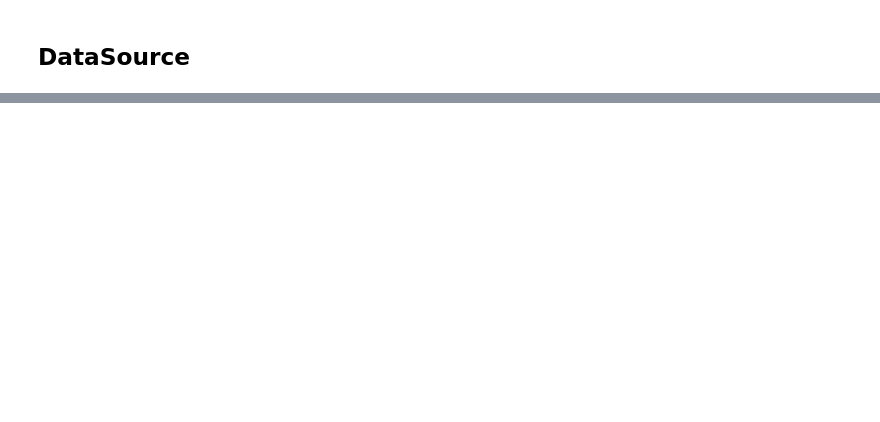
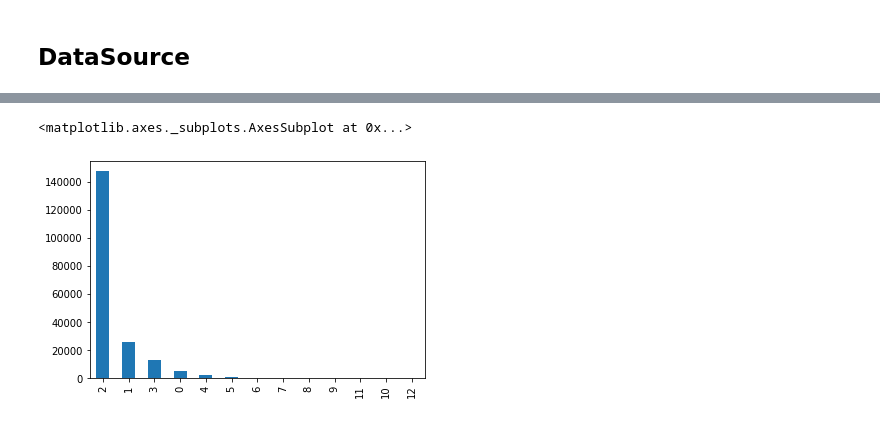
Before and after one commit to Ceemamatters/Coursera_Capstone, a Jupyter notebook: wk2.ipynb, the cells around one changed output, grey strips where cells are left out. Cells and saved outputs as stored; diff of their text form; code cells hidden in the pictures; blank space fills up the shorter version.

```diff
--- a/wk2.ipynb
+++ b/wk2.ipynb
@@ -15,0 +89,5 @@ be Location, Road condition, Weather condition, Junction, Car speeding, number o
+# %%
+df['VEHCOUNT'].value_counts().plot(kind='bar')
+# %% [output]
+<matplotlib.axes._subplots.AxesSubplot at 0x...>
+[figure, added]
```
Also changed, not shown: parts of 19 cells of this notebook.
